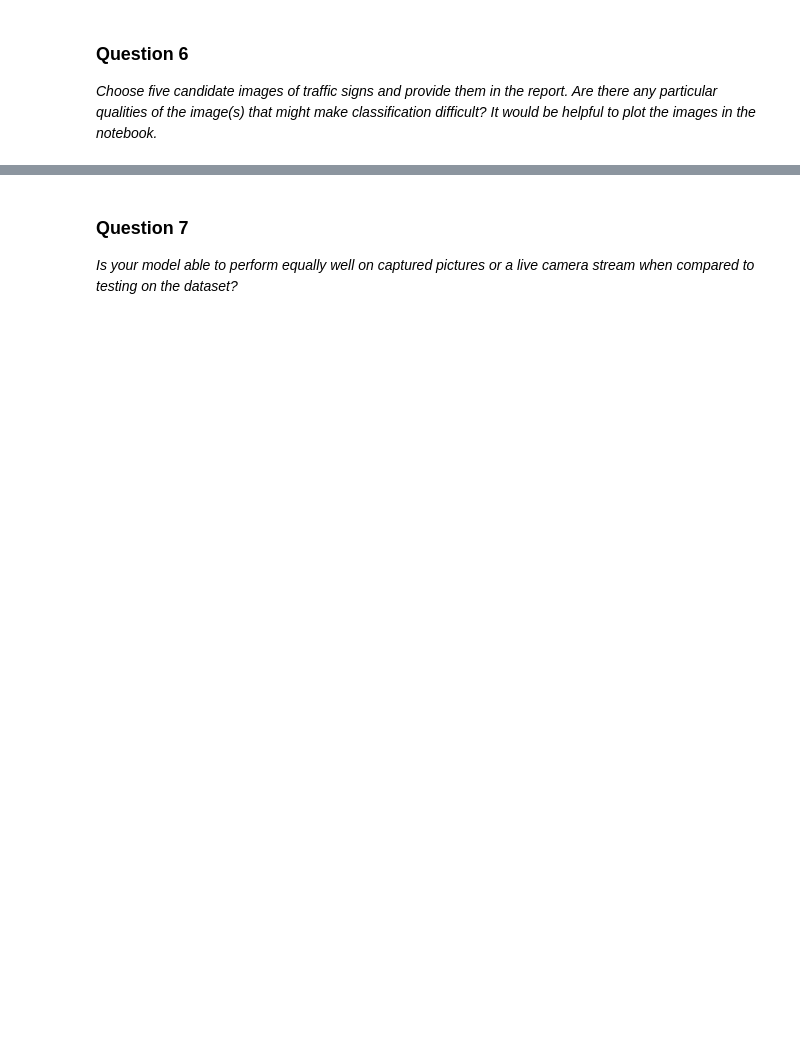
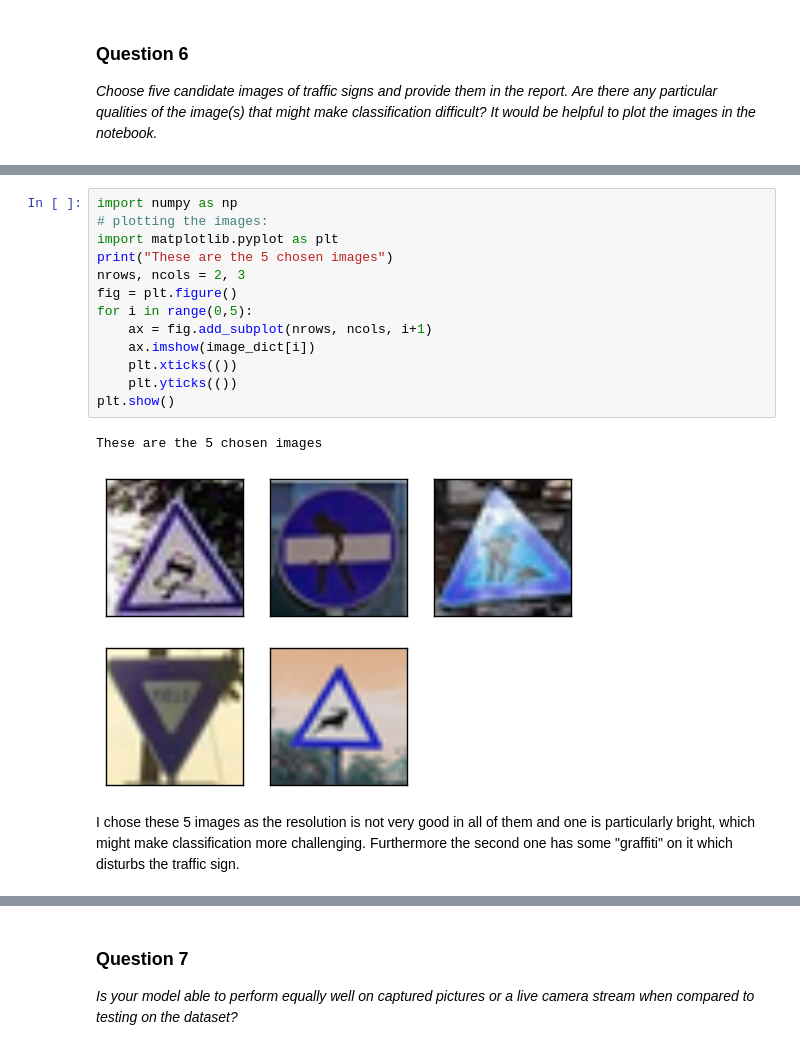
Before and after one commit to mcavaioni/Self-Driving-Cars, a Jupyter notebook: Project-2-Traffic-Signs-Recognition/Traffic_Signs_Recognition.ipynb, the cells around one changed output, grey strips where cells are left out. Saved outputs shown, nothing was run; the diff lists cells and outputs as text; blank space fills up the shorter version.

```diff
--- a/Project-2-Traffic-Signs-Recognition/Traffic_Signs_Recognition.ipynb
+++ b/Project-2-Traffic-Signs-Recognition/Traffic_Signs_Recognition.ipynb
@@ -210,0 +481,19 @@ _Choose five candidate images of traffic signs and provide them in the report. A
+# %%
+import numpy as np
+# plotting the images:
+import matplotlib.pyplot as plt
+print("These are the 5 chosen images")
+nrows, ncols = 2, 3
+fig = plt.figure()
+for i in range(0,5):
+    ax = fig.add_subplot(nrows, ncols, i+1)
+    ax.imshow(image_dict[i])
+    plt.xticks(())
+    plt.yticks(())
+plt.show()
+# %% [output]
+These are the 5 chosen images
+[figure, added]
+# %% [markdown]
+I chose these 5 images as the resolution is not very good in all of them and one is particularly bright, which might make classification more challenging.
+Furthermore the second one has some "graffiti" on it which disturbs the traffic sign.
```
Also changed, not shown: parts of 29 cells of this notebook.
